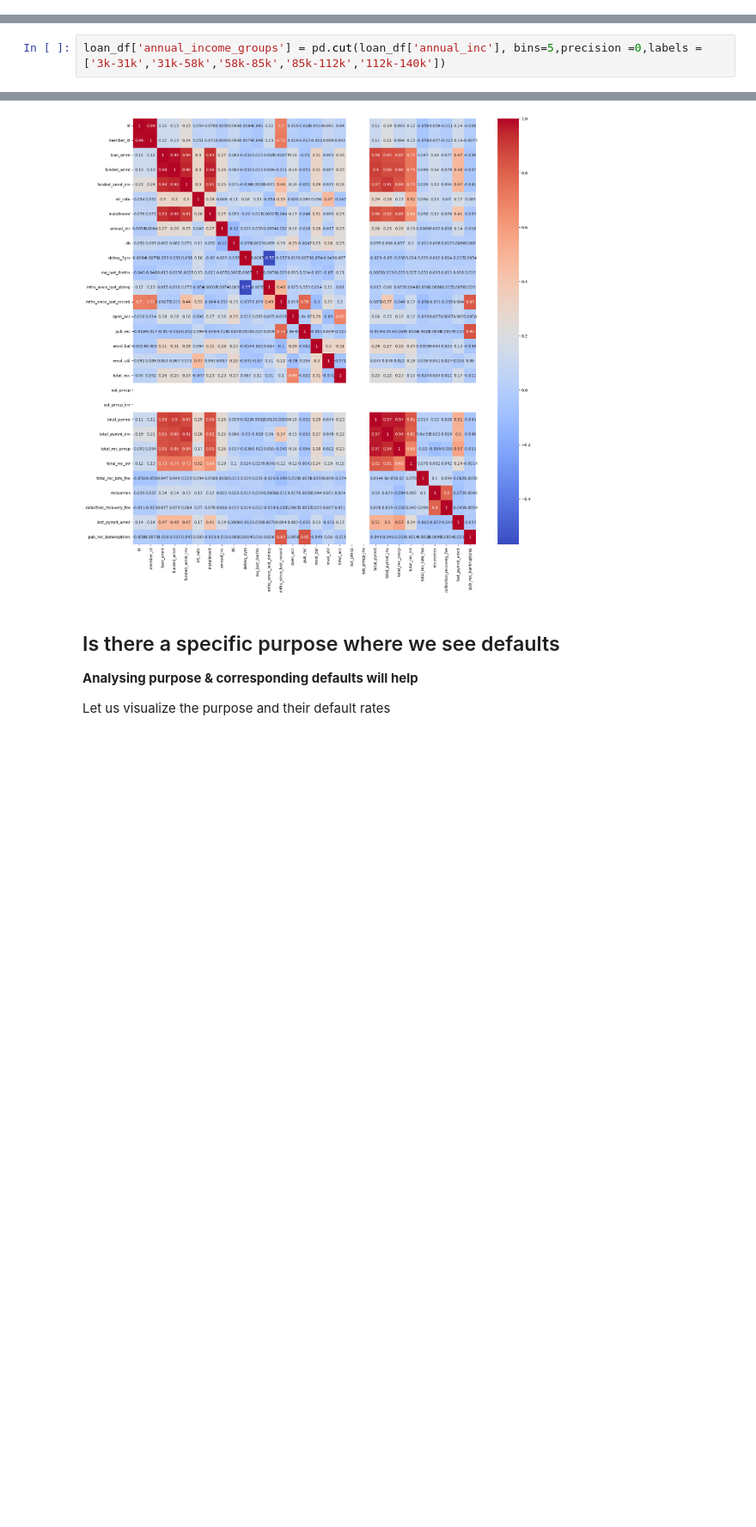
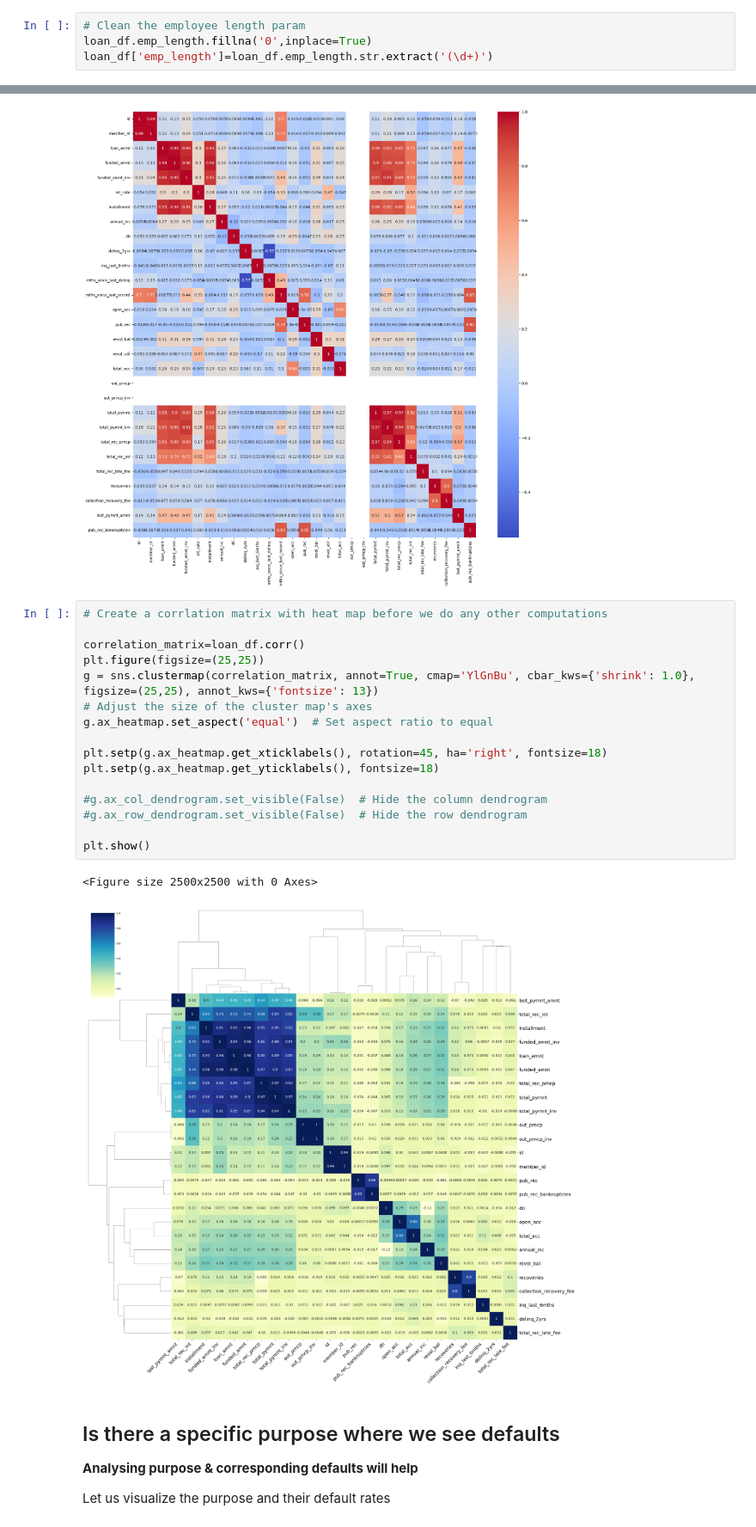
Before and after one commit to ajayvmohandas/lending_club_case_study, a Jupyter notebook: Lending-Club-Case-Study.ipynb, the cells around one changed output, grey strips where cells are left out. Shown at 86% size. Drawn from its saved outputs; the diff is of its cells as text; blank space fills up the shorter version.

Commit message:
* Added a gitignore file * Added clustermap in the python notebook

```diff
--- a/Lending-Club-Case-Study.ipynb
+++ b/Lending-Club-Case-Study.ipynb
@@ -127,0 +157,4 @@ loan_df.describe()
+# %%
+# Clean the employee length param
+loan_df.emp_length.fillna('0',inplace=True)
+loan_df['emp_length']=loan_df.emp_length.str.extract('(\d+)')
@@ -130,8 +167,6 @@ loan_df.describe()
 # %%
 # Since the max loan amount is 35k, let us use 7 bins of 5k each
 loan_df['amount_bins'] = pd.cut(loan_df['loan_amnt'], bins=7,precision =0,labels=['>0-5k','>5k-10k','>10k-15k','>15k-20k','>20k-25k','>25k-30k','>30k-35k'])
-# %%
-loan_df['annual_income_groups'] = pd.cut(loan_df['annual_inc'], bins=5,precision =0,labels =['3k-31k','31k-58k','58k-85k','85k-112k','112k-140k'])
 # %%
 annual_inc_bins = [0, 50000, 100000, 150000, 200000, 250000, 300000, float('inf')]
 annual_inc_labels = ['0-50k', '50k-100k', '100k-150k', '150k-200k', '200-250k', '250k-300k', '>300k']
@@ -273,6 +308,25 @@ sns.heatmap(correlation_matrix, annot=True, cmap='coolwarm')
 # %% [output]
 <Axes: >
 [figure]
+# %%
+# Create a corrlation matrix with heat map before we do any other computations
+
+correlation_matrix=loan_df.corr()
+plt.figure(figsize=(25,25))
+g = sns.clustermap(correlation_matrix, annot=True, cmap='YlGnBu', cbar_kws={'shrink': 1.0}, figsize=(25,25), annot_kws={'fontsize': 13})
+# Adjust the size of the cluster map's axes
+g.ax_heatmap.set_aspect('equal')  # Set aspect ratio to equal
+
+plt.setp(g.ax_heatmap.get_xticklabels(), rotation=45, ha='right', fontsize=18)
+plt.setp(g.ax_heatmap.get_yticklabels(), fontsize=18)
+
+#g.ax_col_dendrogram.set_visible(False)  # Hide the column dendrogram
+#g.ax_row_dendrogram.set_visible(False)  # Hide the row dendrogram
+
+plt.show()
+# %% [output]
+<Figure size 2500x2500 with 0 Axes>
+[figure, added]
 # %% [markdown]
 ## Is there a specific purpose where we see defaults
 
```
Also changed, not shown: parts of 8 cells of this notebook, 1 other file.
